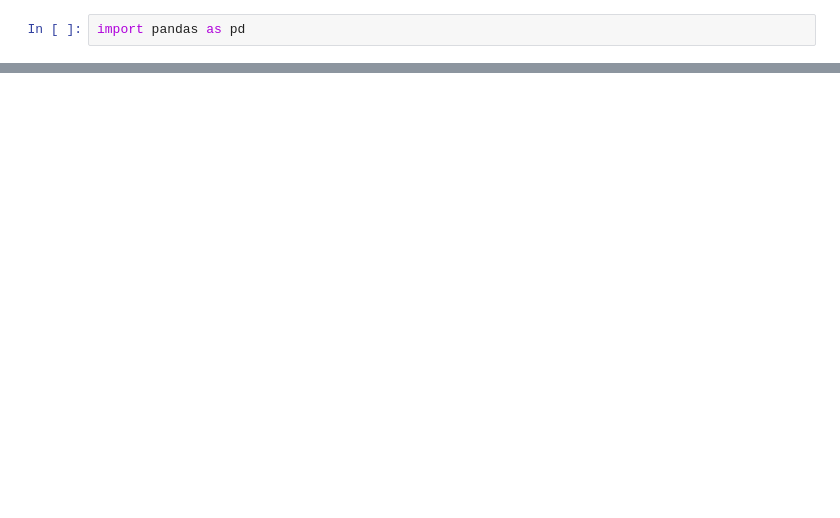
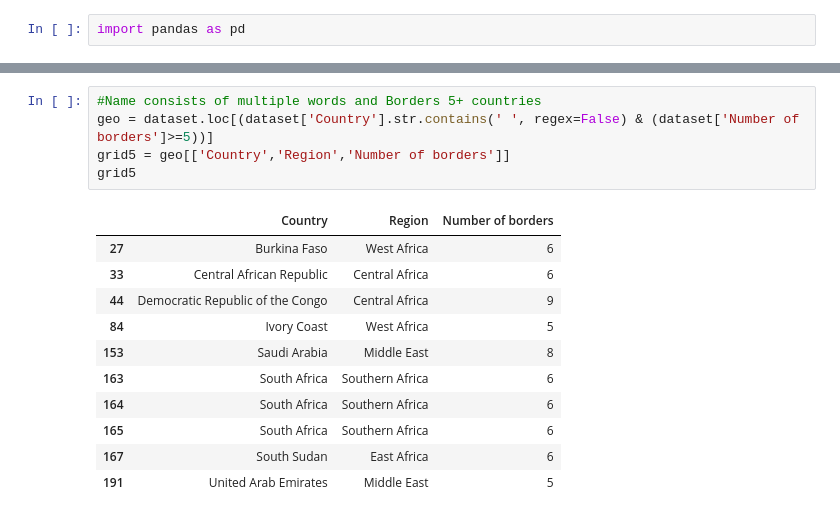
Before and after one commit to HladczukLe/GeoGridSolver, a Jupyter notebook: code/GeoGridSolver.ipynb, the cells around one changed output, grey strips where cells are left out. Drawn from its saved outputs; the diff is of its cells as text; blank space fills up the shorter version.

```diff
--- a/code/GeoGridSolver.ipynb
+++ b/code/GeoGridSolver.ipynb
@@ -13,0 +135,17 @@ dataset.head()
+# %%
+#Name consists of multiple words and Borders 5+ countries
+geo = dataset.loc[(dataset['Country'].str.contains(' ', regex=False) & (dataset['Number of borders']>=5))]
+grid5 = geo[['Country','Region','Number of borders']]
+grid5
+# %% [output]
+|  | Country | Region | Number of borders |
+| 27 | Burkina Faso | West Africa | 6 |
+| 33 | Central African Republic | Central Africa | 6 |
+| 44 | Democratic Republic of the Congo | Central Africa | 9 |
+| 84 | Ivory Coast | West Africa | 5 |
+| 153 | Saudi Arabia | Middle East | 8 |
+| 163 | South Africa | Southern Africa | 6 |
+| 164 | South Africa | Southern Africa | 6 |
+| 165 | South Africa | Southern Africa | 6 |
+| 167 | South Sudan | East Africa | 6 |
+| 191 | United Arab Emirates | Middle East | 5 |
```
Also changed, not shown: parts of 20 cells of this notebook.
